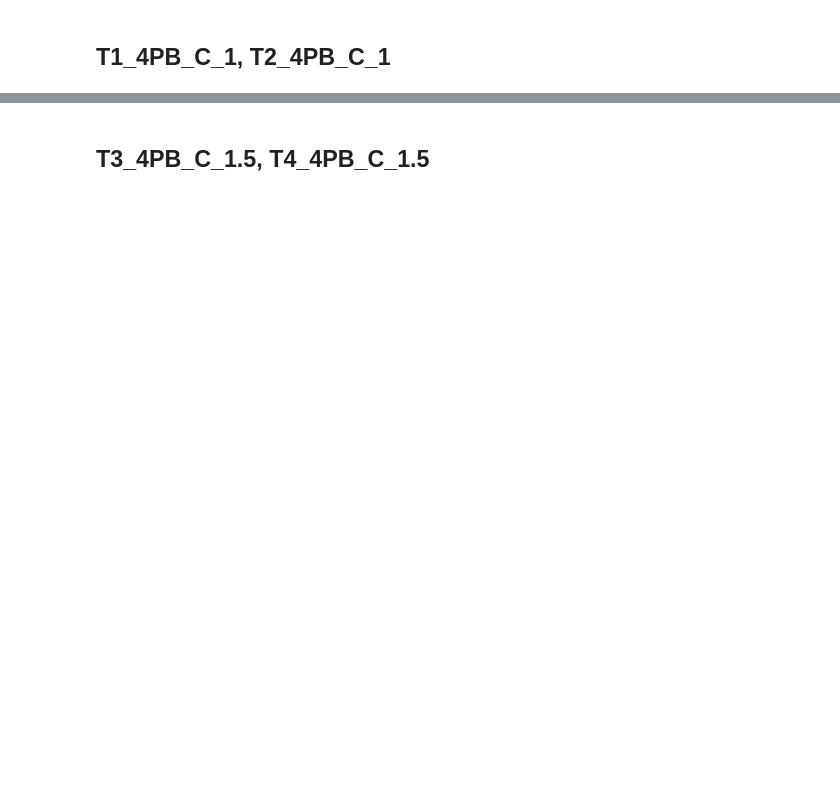
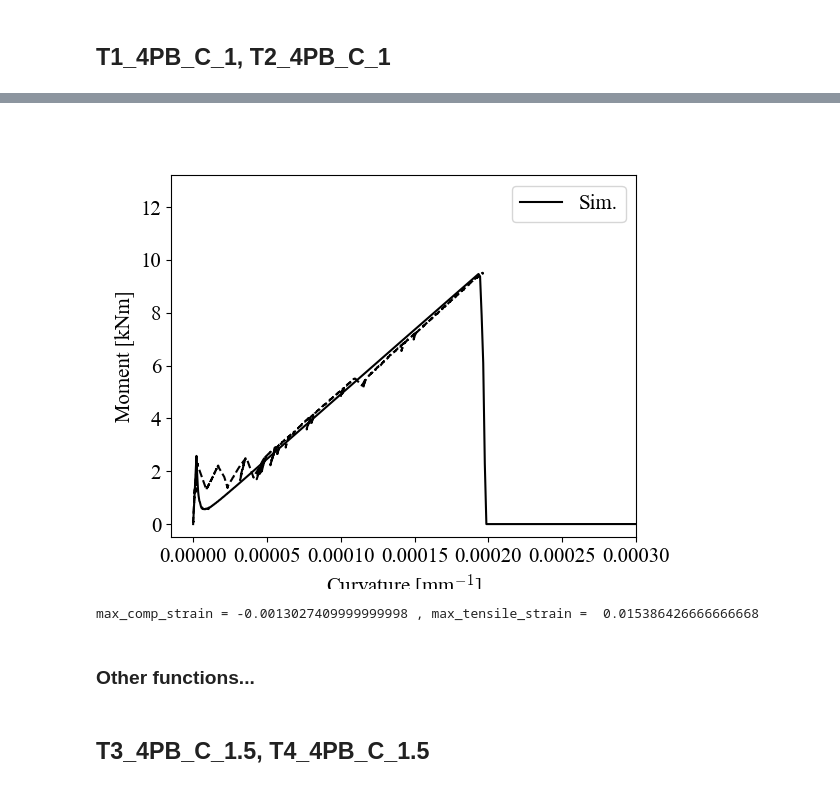
Before and after one commit to bmcs-group/bmcs_beam, a Jupyter notebook: notebooks/experimental_tests/model_validation_with_experimental_tests.ipynb, the cells around one changed output, grey strips where cells are left out. Drawn from its saved outputs; the diff is of its cells as text; code cells hidden in the pictures; blank space fills up the shorter version.

```diff
--- a/notebooks/experimental_tests/model_validation_with_experimental_tests.ipynb
+++ b/notebooks/experimental_tests/model_validation_with_experimental_tests.ipynb
@@ -107,4 +245,20 @@ def get_dp(f_cm = f_cm_C3, E_cm = E_cm_C3, fctm_fl=None,
 # %%
+def get_exp_data_gom(test_num=1):
+    file_path = './results/T' + str(test_num) + '_GOM.csv'
+    df = pd.read_csv(file_path, delimiter=';', decimal=',', skiprows = [1])
+
+    force = -np.array(df['Kraft'])
+    top_strain = np.array(df['top_strain_right']) if 'top_strain_right' in df else None
+    bottom_strain = np.array(df['bottom_strain_right']) if 'bottom_strain_right' in df else None
+    if top_strain is None or bottom_strain is None:
+        top_strain = np.array(df['top_strain_left']) if 'top_strain_left' in df else None
+        bottom_strain = np.array(df['bottom_strain_left']) if 'bottom_strain_left' in df else None
+    disp_right = -np.array(df['Deflection_dic_right']) if 'Deflection_dic_right' in df else None
+    disp_left = -np.array(df['Deflection_dic_left']) if 'Deflection_dic_left' in df else None
+    disp_avg = (disp_left + disp_right)/2
+
+    return force, disp_avg, top_strain, bottom_strain
+
 def get_exp_data(test_num=1):
     skiprows = 3
     delimiter=';'
@@ -124,17 +278,23 @@ def get_exp_data(test_num=1):
     time = data[:, 0]
     force = -data[:, force_idx]
     dms = data[:, DMS_idx]
-    midspan_hor = data[:, IWA_M_idx]
+    midspan_hor = -data[:, IWA_M_idx]
     weg = -data[:, weg_idx]
     hinten_vorne = - data[:, (IWA_M_hinten_idx, IWA_M_vorne_idx)]
     avg_hinten_vorne = (hinten_vorne[:, 0] + hinten_vorne[:, 1])/2
 
     return time, force, weg, avg_hinten_vorne, dms, hinten_vorne, midspan_hor
 
-def get_exp_fw(test_num=1):
+def get_exp_fw(test_num=1, as_one_array=False):
     _, force, _, avg_hinten_vorne, _, hinten_vorne, _ = get_exp_data(test_num = test_num)
     if test_num == 7:
         avg_hinten_vorne = hinten_vorne[:, 0]
     elif test_num == 8:
         avg_hinten_vorne = hinten_vorne[:, 1]
-    return force, avg_hinten_vorne
+    if as_one_array:
+        fw = np.zeros((len(force), 2))
+        fw[:, 0] = force
+        fw[:, 1] = avg_hinten_vorne
+        return fw
+    else:
+        return force, avg_hinten_vorne
@@ -207,0 +433,7 @@ plot_mk(1, dp1_2)
+# %%
+plot_mk(1, dp1_2, l_lvdt=225)
+# %% [output]
+[figure, added]
+max_comp_strain = -0.0013027409999999998 , max_tensile_strain =  0.015386426666666668
+# %% [markdown]
+### Other functions...
```
Also changed, not shown: parts of 59 cells of this notebook, 11 other files.
